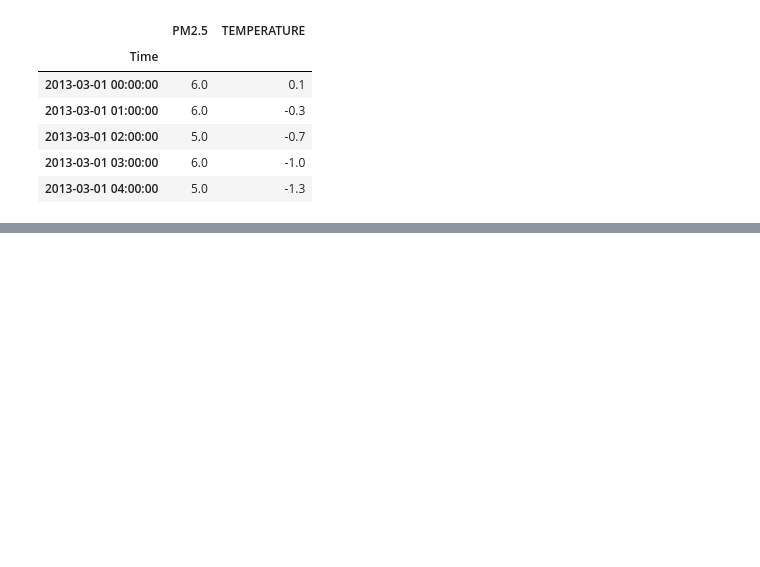
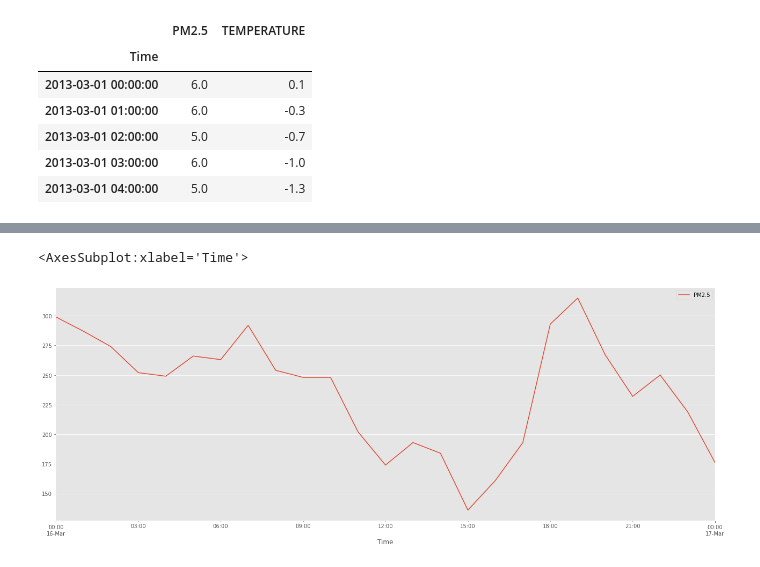
Before and after one commit to jonvis23/Air-Quality-Forecasting, a Jupyter notebook: notebook.ipynb, the cells around one changed output, grey strips where cells are left out. Cells and saved outputs as stored; diff of their text form; code cells hidden in the pictures; blank space fills up the shorter version.

```diff
--- a/notebook.ipynb
+++ b/notebook.ipynb
@@ -342,0 +388,7 @@ ax2.plot(datad[datad['PM2.5'] > 250]['TEMPERATURE'], color=color)
+# %%
+#plot random day values: Date 2013-03-16 to 2013-03-17
+day1 = data.loc['2013-03-16 00:00:00':'2013-03-17 00:00:00']
+day1.plot(figsize = (22,8))
+# %% [output]
+<AxesSubplot:xlabel='Time'>
+[figure, added]
```
Also changed, not shown: parts of 35 cells of this notebook.
